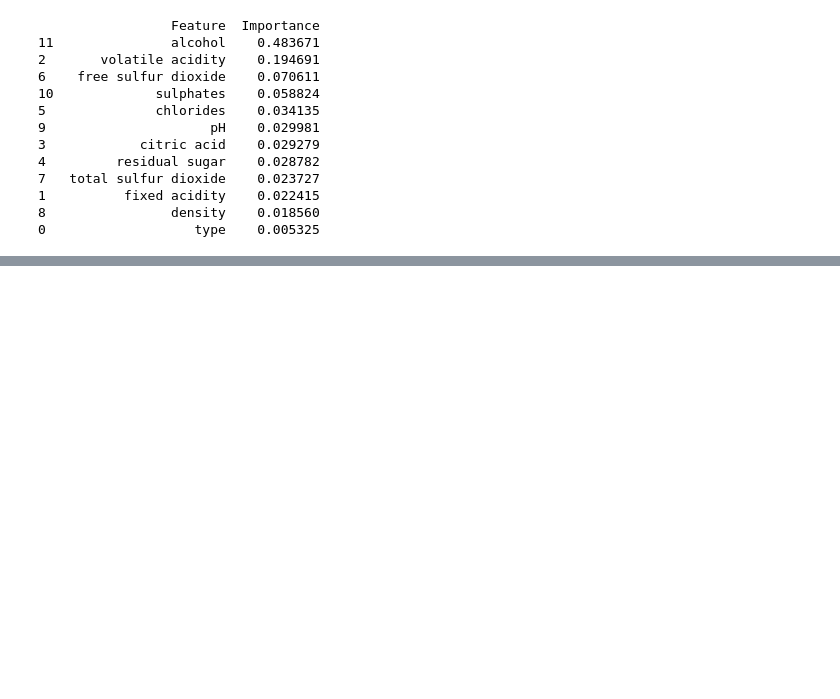
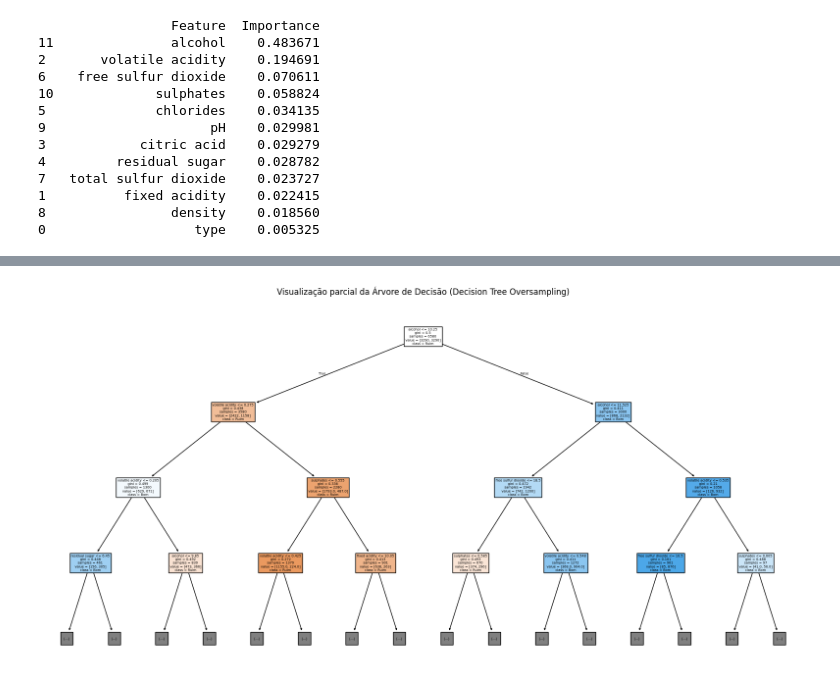
Before and after one commit to BMateusSs/Projeto-PSI3, a Jupyter notebook: decision_tree_wine_quality.ipynb, the cells around one changed output, grey strips where cells are left out. Drawn from its saved outputs; the diff is of its cells as text; code cells hidden in the pictures; blank space fills up the shorter version.

```diff
--- a/decision_tree_wine_quality.ipynb
+++ b/decision_tree_wine_quality.ipynb
@@ -495,0 +569,5 @@ plotar_importancia_features(clf_tree_under, X_res, "Decision Tree Undersampling"
+# %%
+# Visualização da Árvore
+visualizar_arvore(clf_tree_over, X_over, "Decision Tree Oversampling")
+# %% [output]
+[figure, added]
```
Also changed, not shown: parts of 9 cells of this notebook.
